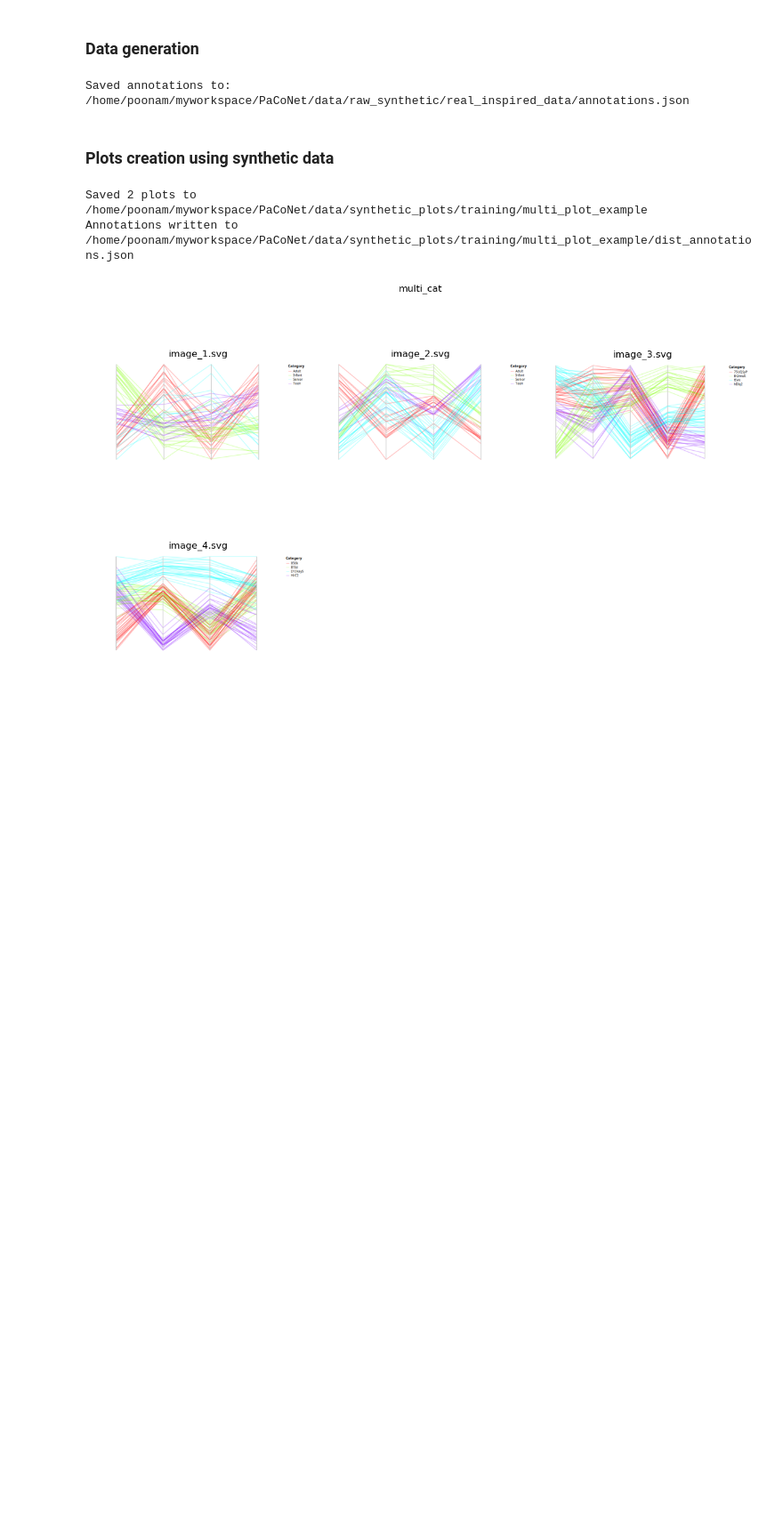
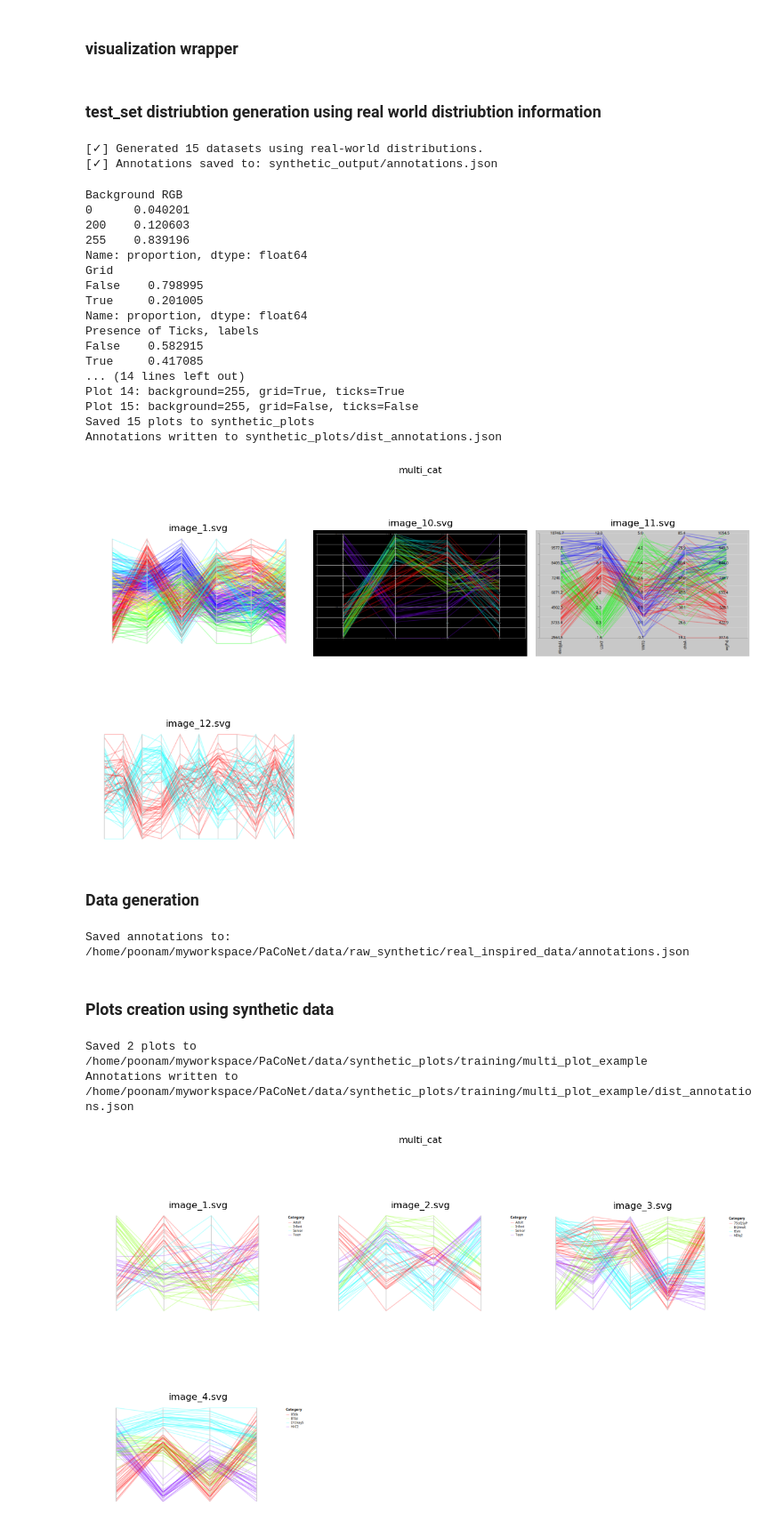
Before and after one commit to poonam2308/PaCoNet, a Jupyter notebook: notebooks/test_visualization.ipynb, the cells around one changed output. Shown at 89% size. Drawn from its saved outputs; the diff is of its cells as text; code cells hidden in the pictures; blank space fills up the shorter version.

```diff
--- a/notebooks/test_visualization.ipynb
+++ b/notebooks/test_visualization.ipynb
@@ -37,6 +43,8 @@ color_sep_paths = os.path.join(project_root, "data/synthetic_plots/training/colo
 
 #json_categroy_sep
 all_data_sep = os.path.join(project_root, "data/synthetic_plots/training/color_sep/all_histdata.json")
+# %% [markdown]
+### visualization wrapper
 # %%
 # visualization method
 
@@ -93,6 +101,65 @@ def show_images_from_folder(folder_path, title="Images", max_images=4, sort=True
     plt.suptitle(title)
     plt.tight_layout()
     plt.show()
+# %% [markdown]
+### test_set distriubtion generation using real world distriubtion information
+# %%
+excel_path = "real_world_dis_info.xlsx"
+axes_dist, cat_dist, rows_dist = extract_distributions_from_excel(excel_path)
+
+dgen.generate_synthetic_datasets_from_distributions(
+    directory_path="out_comb/synthetic_output",
+    k=15,  # or 5000
+    axes_distribution=axes_dist,
+    categories_distribution=cat_dist,
+    rows_distribution=rows_dist,
+    seed=23  # for reproducibility
+)
+
+# mcat = MultiCatPCPGenerator()
+# mcat = MultiCatPCPGenerator(show_labels=False)
+# mcat.generate_batch("synthetic_output", "synthetic_plots", 6)
+# show_images_from_folder("synthetic_plots", title="multi_cat")
+# %% [output]
+[✓] Generated 15 datasets using real-world distributions.
+[✓] Annotations saved to: synthetic_output/annotations.json
+# %%
+
+bg_dist, grid_dist,ticks_dist = extract_dist_plots_from_excel("real_world_dis_info.xlsx")
+print(bg_dist)
+print(grid_dist)
+print(ticks_dist)
+# Generate plots
+plotter = MultiCatPCPGenerator(seed=1)
+plotter.generate_batch(
+    input_dir="out_comb/synthetic_output",
+    output_dir="out_comb/synthetic_plots",
+    num_files=15,
+    background_distribution=bg_dist,
+    grid_distribution=grid_dist,
+    ticks_labels_distribution=ticks_dist
+)
+
+show_images_from_folder("out_comb/synthetic_plots", title="multi_cat")
+# %% [output]
+Background RGB
+0      0.040201
+200    0.120603
+255    0.839196
+Name: proportion, dtype: float64
+Grid
+False    0.798995
+True     0.201005
+Name: proportion, dtype: float64
+Presence of Ticks, labels
+False    0.582915
+True     0.417085
+... (14 lines left out)
+Plot 14: background=255, grid=True, ticks=True
+Plot 15: background=255, grid=False, ticks=False
+Saved 15 plots to synthetic_plots
+Annotations written to synthetic_plots/dist_annotations.json
+[figure, added]
 # %% [markdown]
 ### Data generation
 # %%
```
Also changed, not shown: parts of 7 cells of this notebook, 22 other files.
